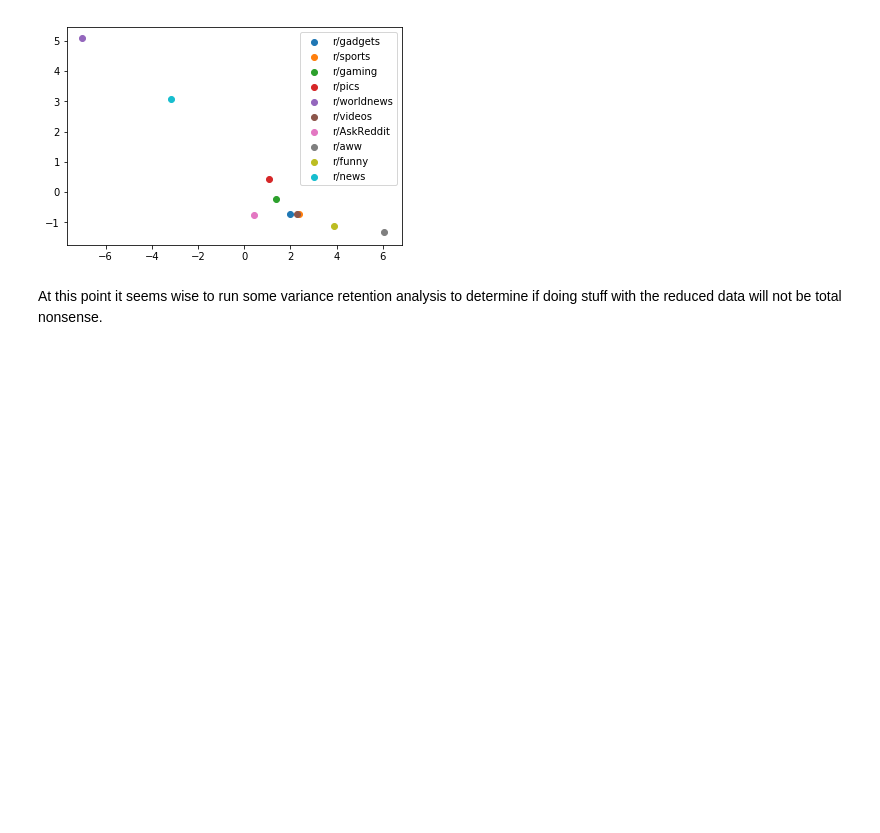
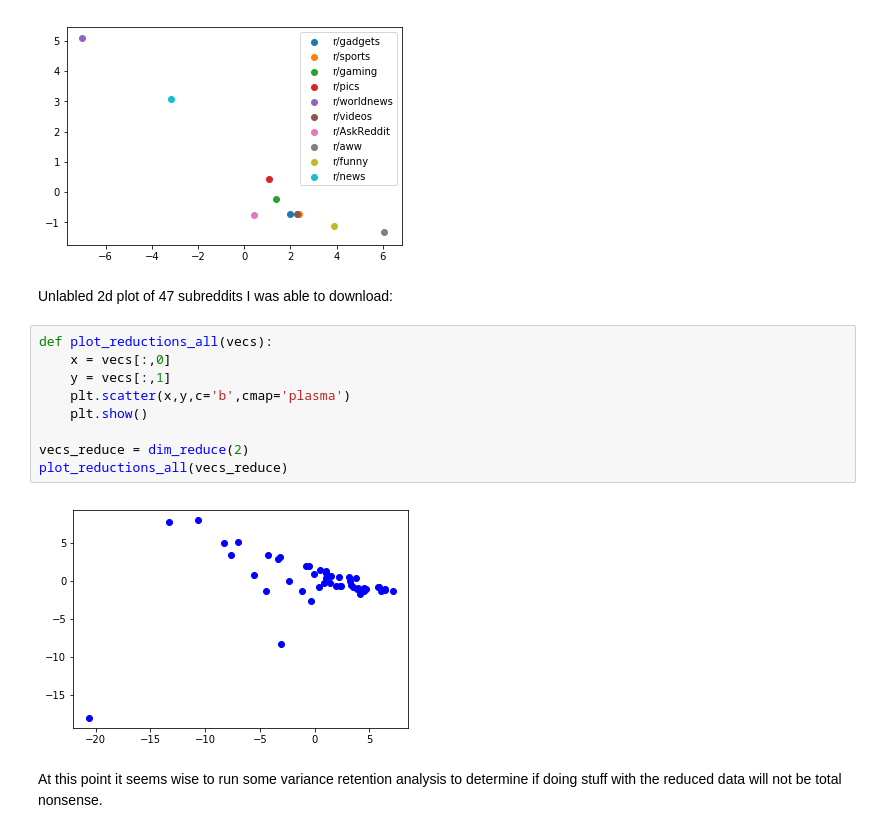
Before and after one commit to rlnsy/reddit-vecs, a Jupyter notebook: journal/PCA.ipynb, the cells around one changed output. Drawn from its saved outputs; the diff is of its cells as text; blank space fills up the shorter version.

```diff
--- a/journal/PCA.ipynb
+++ b/journal/PCA.ipynb
@@ -57,5 +57,18 @@ vecs_reduce = dim_reduce(2)
 plot_reductions_2d(vecs_reduce)
 # %% [output]
 [figure]
+# %% [markdown]
+Unlabled 2d plot of 47 subreddits I was able to download:
+# %%
+def plot_reductions_all(vecs):
+    x = vecs[:,0]
+    y = vecs[:,1]
+    plt.scatter(x,y,c='b',cmap='plasma')
+    plt.show()
+
+vecs_reduce = dim_reduce(2)
+plot_reductions_all(vecs_reduce)
+# %% [output]
+[figure, added]
 # %% [markdown]
 At this point it seems wise to run some variance retention analysis to determine if doing stuff with the reduced data will not be total nonsense.
```
Also changed, not shown: 2 other files.
